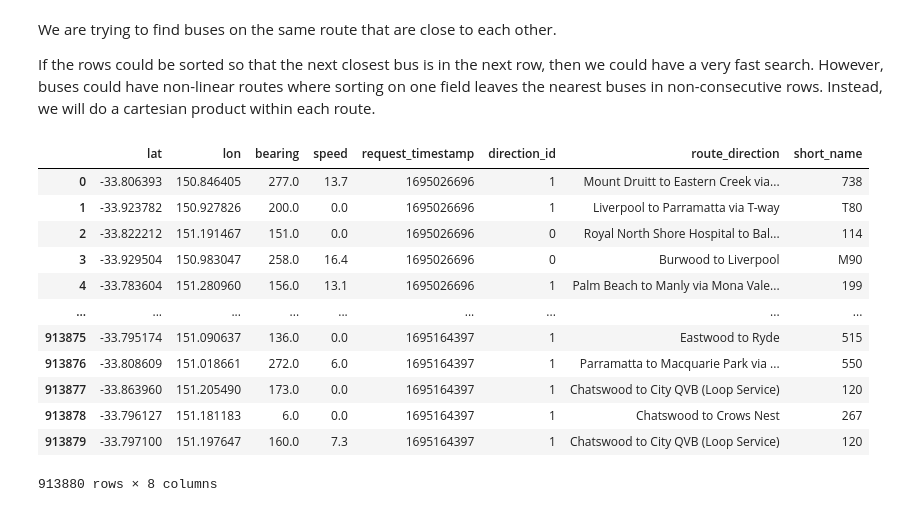
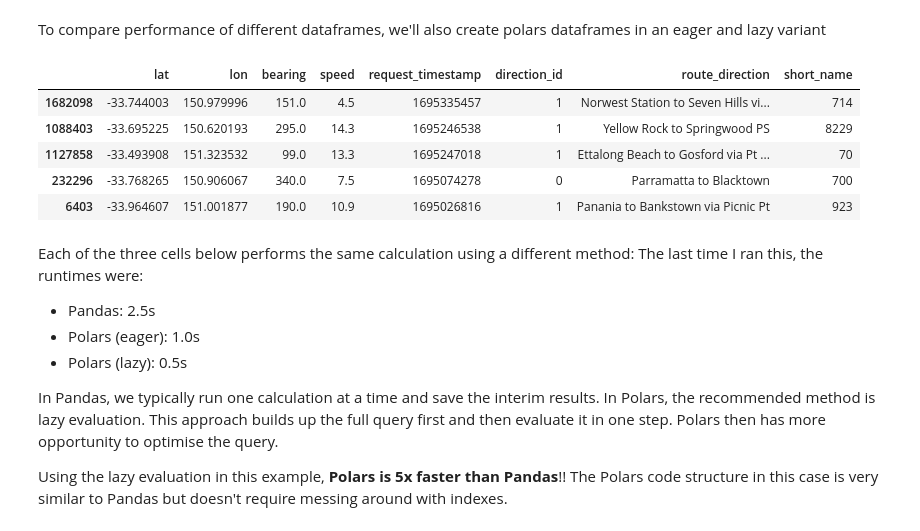
Before and after one commit to dmeekpmg/python-analytics-training-public, a Jupyter notebook: notebooks/3 database/db on live locations.ipynb, the cells around one changed output. Drawn from its saved outputs; the diff is of its cells as text; code cells hidden in the pictures.

```diff
--- a/notebooks/3 database/db on live locations.ipynb
+++ b/notebooks/3 database/db on live locations.ipynb
@@ -37,10 +95,6 @@ FROM locations JOIN routes ON locations.route_id = routes.id JOIN trips ON locat
-# %%
-locations = pd.read_sql(stmt, engine)
-# %% [markdown]
-We are trying to find buses on the same route that are close to each other.
-
-If the rows could be sorted so that the next closest bus is in the next
-row, then we could have a very fast search. However, buses could have non-linear
-routes where sorting on one field leaves the nearest buses in non-consecutive
-rows. Instead, we will do a cartesian product within each route.
+# %%
+locations_pd = locations.get_locations()
+# %% [markdown]
+To compare performance of different dataframes, we'll also create polars
+dataframes in an eager and lazy variant
 # %%
@@ -48,18 +102,27 @@ locations_pl = pl.from_pandas(locations)
 locations_pl_lazy = locations_pl.lazy()
 # %%
-locations.sample(5)
+locations_pd.sample(5)
 # %% [output]
 |  | lat | lon | bearing | speed | request_timestamp | direction_id | route_direction | short_name |
-| 0 | -33.806393 | 150.846405 | 277.0 | 13.7 | 1695026696 | 1 | Mount Druitt to Eastern Creek via... | 738 |
-| 1 | -33.923782 | 150.927826 | 200.0 | 0.0 | 1695026696 | 1 | Liverpool to Parramatta via T-way | T80 |
-| 2 | -33.822212 | 151.191467 | 151.0 | 0.0 | 1695026696 | 0 | Royal North Shore Hospital to Bal... | 114 |
-| 3 | -33.929504 | 150.983047 | 258.0 | 16.4 | 1695026696 | 0 | Burwood to Liverpool | M90 |
-| 4 | -33.783604 | 151.280960 | 156.0 | 13.1 | 1695026696 | 1 | Palm Beach to Manly via Mona Vale... | 199 |
-| ... | ... | ... | ... | ... | ... | ... | ... | ... |
-| 913875 | -33.795174 | 151.090637 | 136.0 | 0.0 | 1695164397 | 1 | Eastwood to Ryde | 515 |
-| 913876 | -33.808609 | 151.018661 | 272.0 | 6.0 | 1695164397 | 1 | Parramatta to Macquarie Park via ... | 550 |
-| 913877 | -33.863960 | 151.205490 | 173.0 | 0.0 | 1695164397 | 1 | Chatswood to City QVB (Loop Service) | 120 |
-| 913878 | -33.796127 | 151.181183 | 6.0 | 0.0 | 1695164397 | 1 | Chatswood to Crows Nest | 267 |
-| 913879 | -33.797100 | 151.197647 | 160.0 | 7.3 | 1695164397 | 1 | Chatswood to City QVB (Loop Service) | 120 |
+| 1682098 | -33.744003 | 150.979996 | 151.0 | 4.5 | 1695335457 | 1 | Norwest Station to Seven Hills vi... | 714 |
+| 1088403 | -33.695225 | 150.620193 | 295.0 | 14.3 | 1695246538 | 1 | Yellow Rock to Springwood PS | 8229 |
+| 1127858 | -33.493908 | 151.323532 | 99.0 | 13.3 | 1695247018 | 1 | Ettalong Beach to Gosford via Pt ... | 70 |
+| 232296 | -33.768265 | 150.906067 | 340.0 | 7.5 | 1695074278 | 0 | Parramatta to Blacktown | 700 |
+| 6403 | -33.964607 | 151.001877 | 190.0 | 10.9 | 1695026816 | 1 | Panania to Bankstown via Picnic Pt | 923 |
-913880 rows × 8 columns
+# %% [markdown]
+Each of the three cells below performs the same calculation using a
+different method: The last time I ran this, the runtimes were:
+
+* Pandas: 2.5s
+* Polars (eager): 1.0s
+* Polars (lazy): 0.5s
+
+In Pandas, we typically run one calculation at a time and save the
+interim results. In Polars, the recommended method is lazy evaluation.
+This approach builds up the full query first and then evaluate it in one
+step. Polars then has more opportunity to optimise the query.
+
+Using the lazy evaluation in this example, **Polars is 5x faster than
+Pandas**!! The Polars code structure in this case is very similar to
+Pandas but doesn't require messing around with indexes.
 # %%
```
Also changed, not shown: parts of 11 cells of this notebook, 7 other files.
